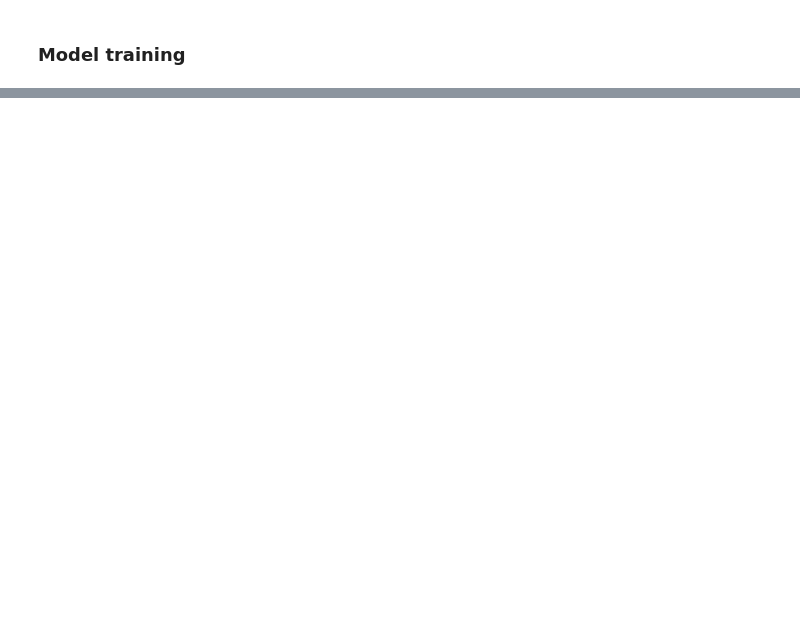
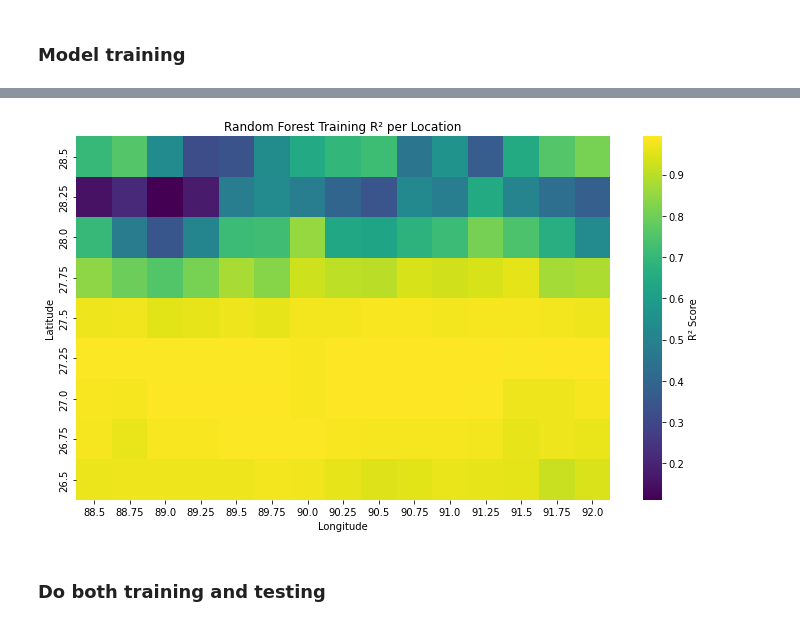
Before and after one commit to marlon-cooh/bhutan_climate_modeling, a Jupyter notebook: code/era5_processing/model.ipynb, the cells around one changed output, grey strips where cells are left out. Drawn from its saved outputs; the diff is of its cells as text; code cells hidden in the pictures; blank space fills up the shorter version.

Commit message:
update model

```diff
--- a/code/era5_processing/model.ipynb
+++ b/code/era5_processing/model.ipynb
@@ -15,4 +27,4 @@ from sklearn.metrics import mean_squared_error, r2_score
 # %%
-merged_df = pd.read_parquet("../../data/merged_era5data/merged_df.parquet")
+merged_df = pd.read_parquet("../../data/merged_era5data/merged_df_bhutan_time.parquet")
 # %% [markdown]
 ### Model training
@@ -150,0 +147,14 @@ plt.show()
+# %%
+# Extract only R² columns
+r2_cols = ['linear_r2_train', 'random_forest_r2_train', 'xgboost_r2_train']
+
+# For each row, find the model with the highest training R²
+results_df['best_model'] = results_df[r2_cols].idxmax(axis=1).str.replace('_r2_train', '')
+results_df
+
+# Count frequency of each best model
+model_counts = results_df['best_model'].value_counts()
+
+# Print as table
+print("Best Model Count by Spatial Unit:")
+print(model_counts)
@@ -150,0 +175,22 @@ plt.show()
+# %%
+# Pivot for heatmap
+pivot_r2 = results_df.pivot(index='latitude', columns='longitude', values='random_forest_r2_train')
+
+# R² heatmap
+plt.figure(figsize=(10, 6))
+sns.heatmap(
+    pivot_r2.sort_index(ascending=False),  # flip latitude for top-down view
+    cmap='viridis',
+    annot=False,
+    cbar_kws={'label': 'R² Score'}
+)
+
+plt.title("Random Forest Training R² per Location")
+plt.xlabel("Longitude")
+plt.ylabel("Latitude")
+plt.tight_layout()
+plt.show()
+# %% [output]
+[figure, added]
+# %% [markdown]
+### Do both training and testing
```
Also changed, not shown: parts of 23 cells of this notebook.
